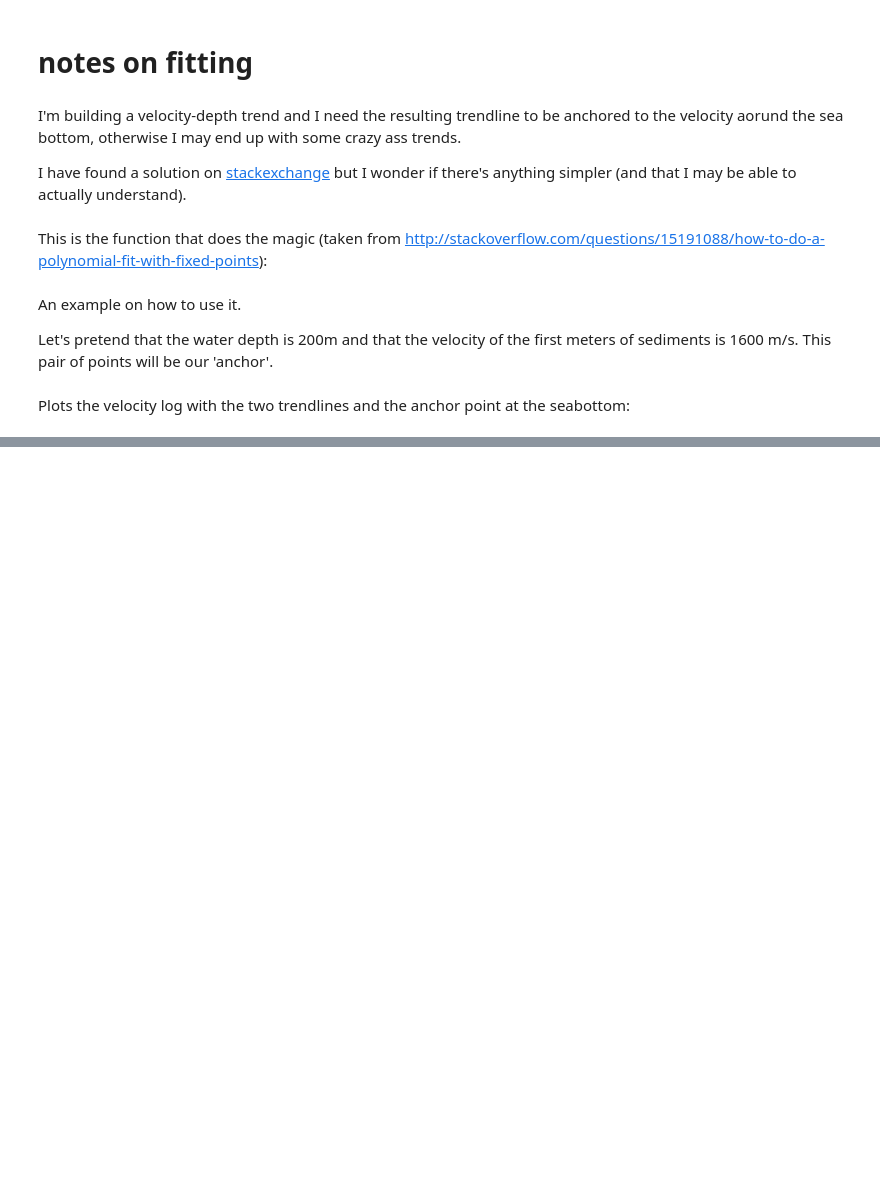
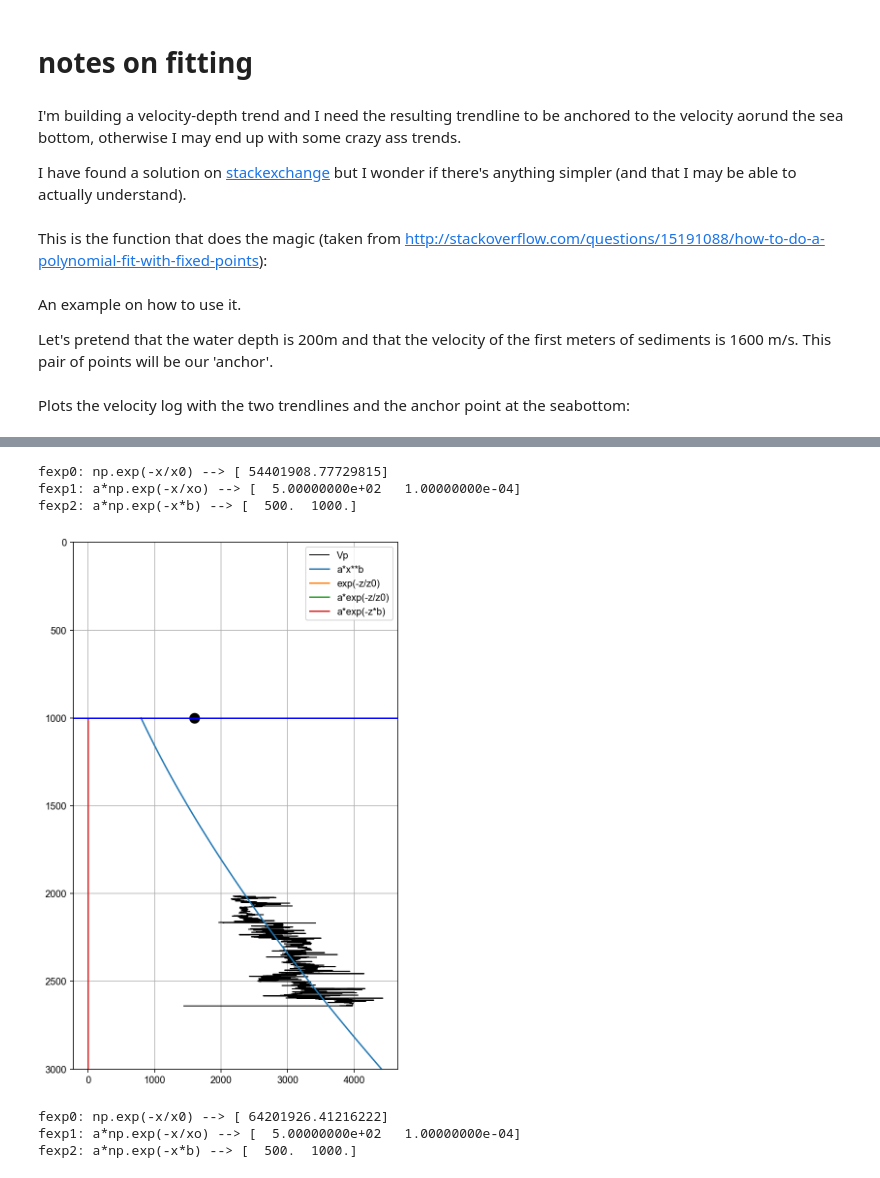
Before and after one commit to Kevin2599/geophysical_notes, a Jupyter notebook: fitting.ipynb, the cells around one changed output, grey strips where cells are left out. Cells and saved outputs as stored; diff of their text form; code cells hidden in the pictures; blank space fills up the shorter version.

```diff
--- a/fitting.ipynb
+++ b/fitting.ipynb
@@ -66,0 +124,75 @@ plt.grid()
+# %%
+# constrained polynomial fit 2nd degree
+p = cpf(z[mask], vp[mask], z0 , vp0, 2)
+trend3 = p(zfit)
+
+# curve_fit of function a*x**b
+p, _ = curve_fit(fpow, z[mask], vp[mask])
+trend4 = fpow(zfit, *p)
+
+# curve_fit of function exp(-z/z0)
+p, _ = curve_fit(fexp0, z[mask], vp[mask], p0=(2000))
+trend5 = fexp0(zfit, *p)
+print('fexp0: np.exp(-x/x0) --> {}'.format(p))
+
+# curve_fit of function a*exp(-z/z0)
+p, _ = curve_fit(fexp1, z[mask], vp[mask], p0=(500,0.0001))
+trend6 = fexp1(zfit, *p)
+print('fexp1: a*np.exp(-x/xo) --> {}'.format(p))
+
+# curve_fit of function a*exp(-z*b)
+p, _ = curve_fit(fexp2, z[mask], vp[mask], p0=(500,1000))
+trend7 = fexp2(zfit, *p)
+print('fexp2: a*np.exp(-x*b) --> {}'.format(p))
+# %% [output]
+fexp0: np.exp(-x/x0) --> [ 54401908.77729815]
+fexp1: a*np.exp(-x/xo) --> [  5.00000000e+02   1.00000000e-04]
+fexp2: a*np.exp(-x*b) --> [  500.  1000.]
+# %%
+plt.figure(figsize=(6,10))
+plt.plot(vp,z,'k',lw=1,label='Vp')
+# plt.plot(trend0,zfit,'r',lw=4,label='np.polyfit')
+# plt.plot(trend2,zfit,'y',lw=2,label='np.linalg.lstsq constrained')
+plt.plot(trend4,zfit,label='a*x**b')
+plt.plot(trend5,zfit,label='exp(-z/z0)')
+plt.plot(trend6,zfit,label='a*exp(-z/z0)')
+plt.plot(trend7,zfit,label='a*exp(-z*b)')
+plt.plot(vp0,z0,'ko',ms=10)
+plt.ylim(3000,0)
+plt.axhline(y=z0, color='b')
+plt.legend(fontsize='medium')
+plt.grid()
+# %% [output]
+[figure, added]
+# %%
+# to constrain curve_fit first I add the anchor point to the top of the log
+# then create a sigma vector with a absurdly low value (=high weight)
+# corresponding to this first point
+z1=np.insert(z[mask],0,z0)
+vp1=np.insert(vp[mask],0,vp0)
+sigma =np.ones(z1.size)
+sigma[0] = 0.0001
+
+
+# curve_fit of function a*x**b
+p, _ = curve_fit(fpow, z1, vp1, sigma=sigma)
+trend4a = fpow(zfit, *p)
+
+# curve_fit of function exp(-z/z0)
+p, _ = curve_fit(fexp0, z1, vp1, sigma=sigma, p0=(2000))
+trend5a = fexp0(zfit, *p)
+print('fexp0: np.exp(-x/x0) --> {}'.format(p))
+
+# curve_fit of function a*exp(-z/z0)
+p, _ = curve_fit(fexp1, z1, vp1, sigma=sigma, p0=(500,0.0001))
+trend6a = fexp1(zfit, *p)
+print('fexp1: a*np.exp(-x/xo) --> {}'.format(p))
+
+# curve_fit of function a*exp(-z*b)
+p, _ = curve_fit(fexp2, z1, vp1, sigma=sigma, p0=(500,1000))
+trend7a = fexp2(zfit, *p)
+print('fexp2: a*np.exp(-x*b) --> {}'.format(p))
+# %% [output]
+fexp0: np.exp(-x/x0) --> [ 64201926.41216222]
+fexp1: a*np.exp(-x/xo) --> [  5.00000000e+02   1.00000000e-04]
+fexp2: a*np.exp(-x*b) --> [  500.  1000.]
```
Also changed, not shown: parts of 12 cells of this notebook.
